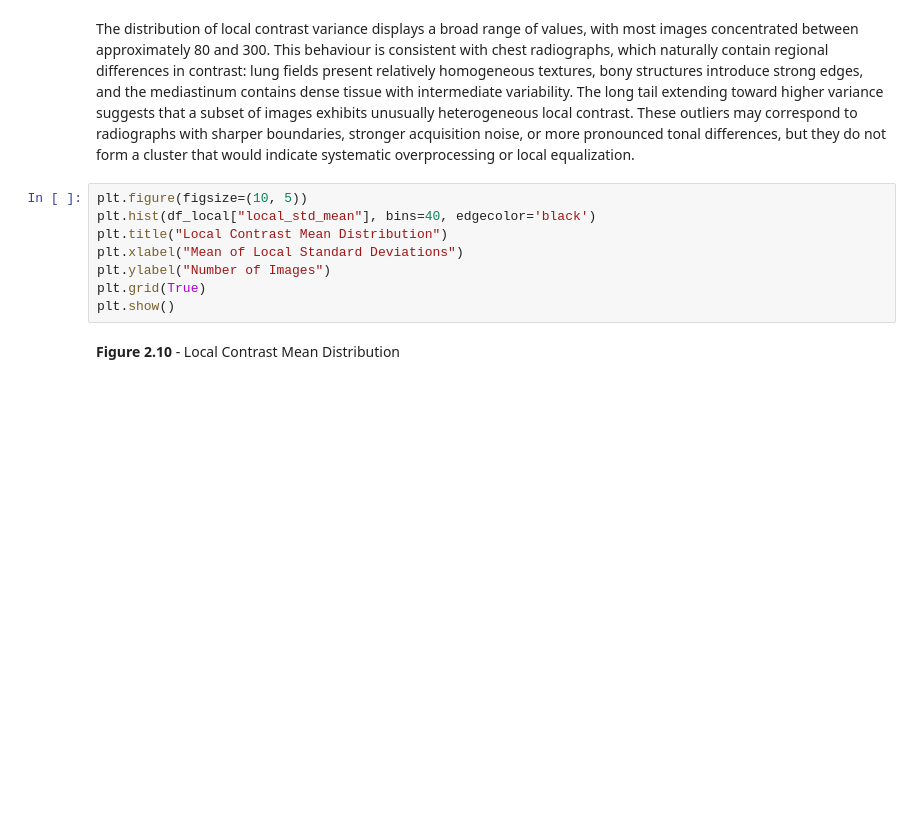
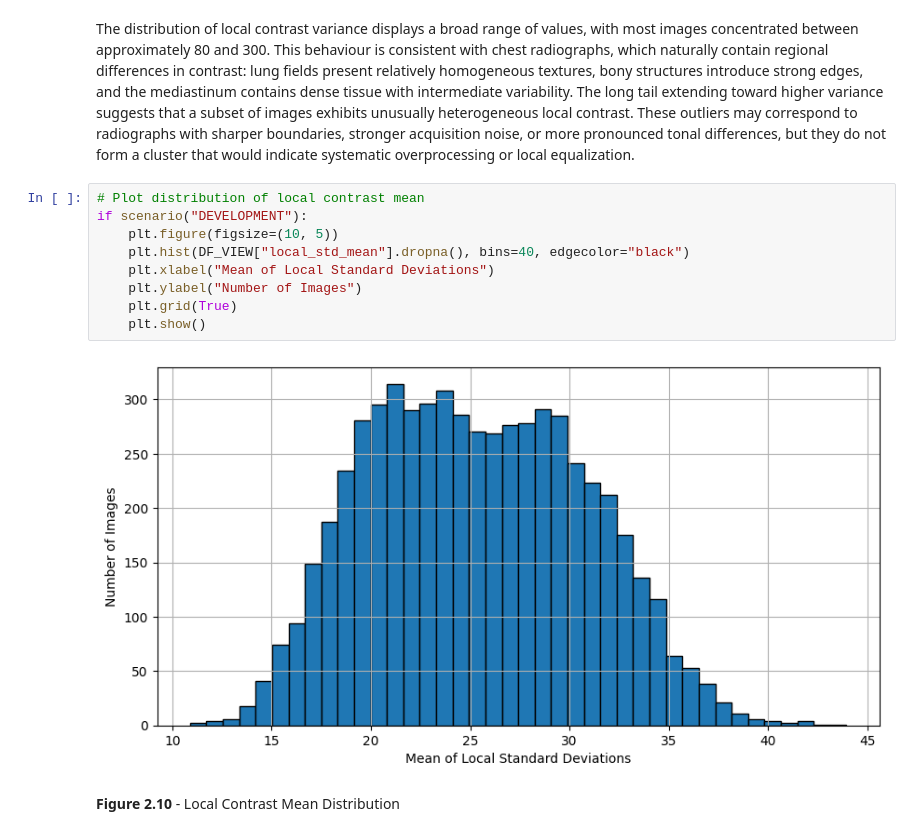
Before and after one commit to logus2k/apvc_p2, a Jupyter notebook: dl_for_cv_project2_v1.ipynb, the cells around one changed output. Drawn from its saved outputs; the diff is of its cells as text; blank space fills up the shorter version.

```diff
--- a/dl_for_cv_project2_v1.ipynb
+++ b/dl_for_cv_project2_v1.ipynb
@@ -622,13 +604,16 @@ plt.show()
 # %% [markdown]
 The distribution of local contrast variance displays a broad range of values, with most images concentrated between approximately 80 and 300. This behaviour is consistent with chest radiographs, which naturally contain regional differences in contrast: lung fields present relatively homogeneous textures, bony structures introduce strong edges, and the mediastinum contains dense tissue with intermediate variability. The long tail extending toward higher variance suggests that a subset of images exhibits unusually heterogeneous local contrast. These outliers may correspond to radiographs with sharper boundaries, stronger acquisition noise, or more pronounced tonal differences, but they do not form a cluster that would indicate systematic overprocessing or local equalization.
 # %%
-plt.figure(figsize=(10, 5))
-plt.hist(df_local["local_std_mean"], bins=40, edgecolor='black')
-plt.title("Local Contrast Mean Distribution")
-plt.xlabel("Mean of Local Standard Deviations")
-plt.ylabel("Number of Images")
-plt.grid(True)
-plt.show()
+# Plot distribution of local contrast mean
+if scenario("DEVELOPMENT"):
+    plt.figure(figsize=(10, 5))
+    plt.hist(DF_VIEW["local_std_mean"].dropna(), bins=40, edgecolor="black")
+    plt.xlabel("Mean of Local Standard Deviations")
+    plt.ylabel("Number of Images")
+    plt.grid(True)
+    plt.show()
+# %% [output]
+[figure, added]
 # %% [markdown]
 **Figure 2.10** - Local Contrast Mean Distribution
 # %% [markdown]
```
Also changed, not shown: parts of 7 cells of this notebook.
